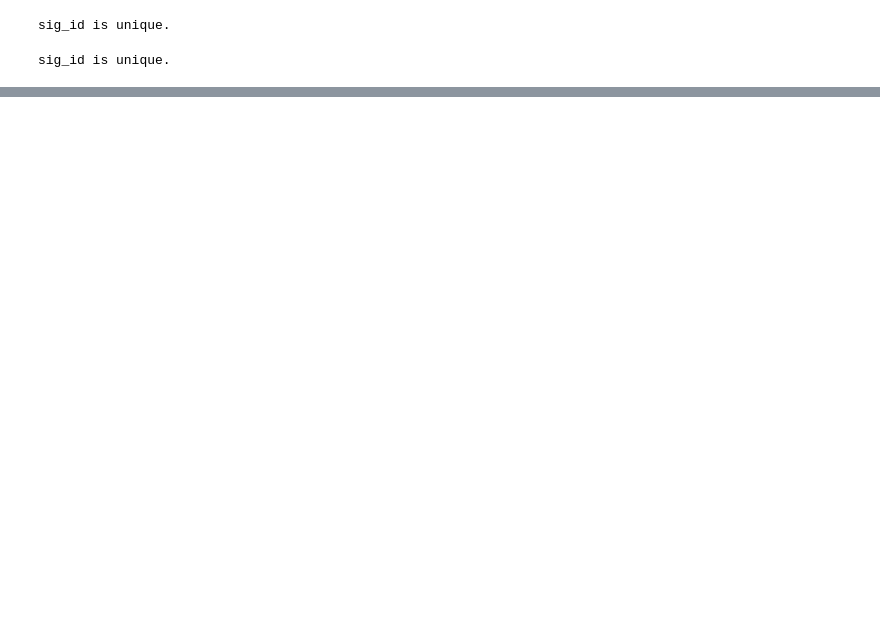
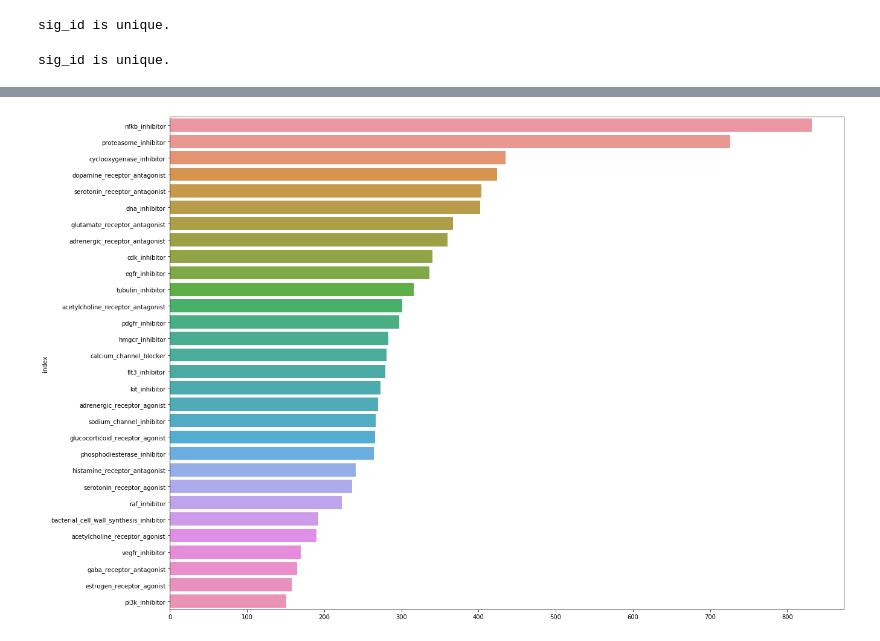
Before and after one commit to ShinAnase/MoA, a Jupyter notebook: EDA.ipynb, the cells around one changed output, grey strips where cells are left out. Saved outputs shown, nothing was run; the diff lists cells and outputs as text; code cells hidden in the pictures; blank space fills up the shorter version.

```diff
--- a/EDA.ipynb
+++ b/EDA.ipynb
@@ -119,0 +128,6 @@ vsl.histColumn(dfTrain, dfTest, "cp_dose")
+# %%
+#counting per target values
+cntWithIdx=trainTargetScored.iloc[:,1:].sum(axis=0).sort_values(ascending=False)[:30]
+vsl.histCntHorizontal(cntWithIdx)
+# %% [output]
+[figure, added]
```
Also changed, not shown: parts of 15 cells of this notebook, 1 other file.
